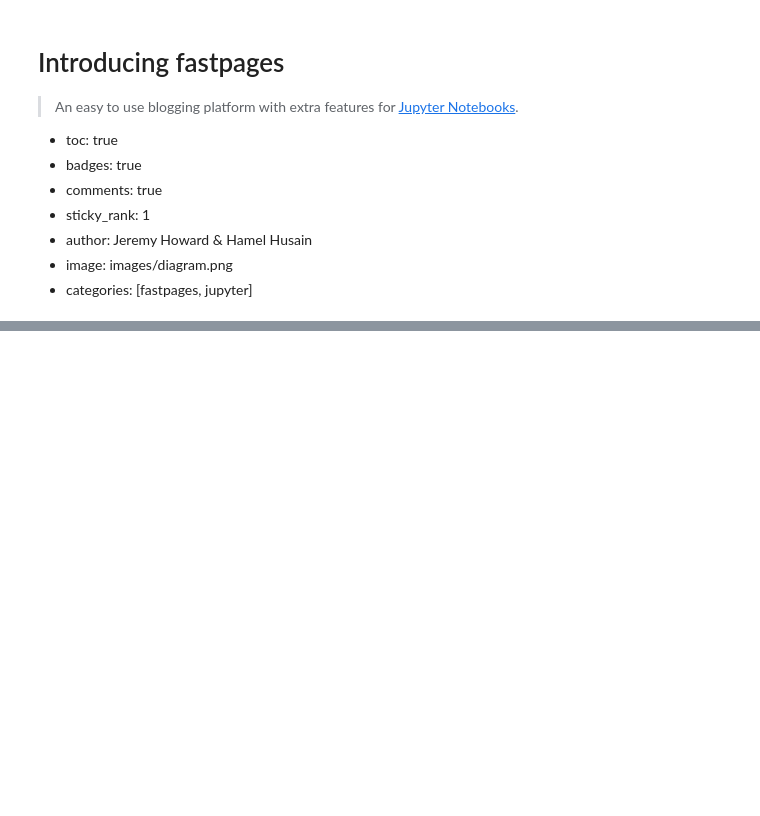
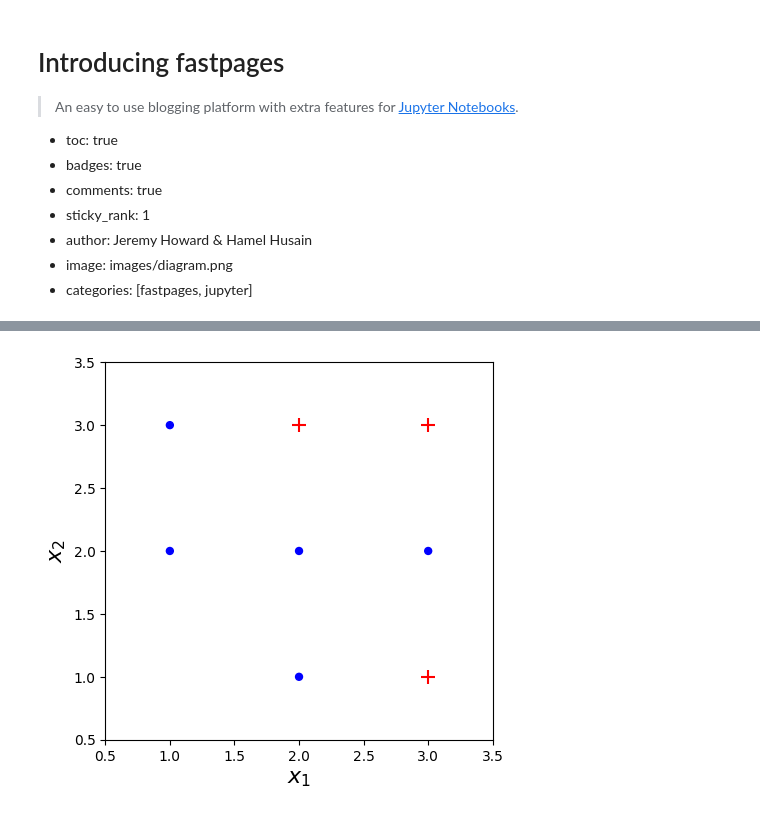
Before and after one commit to ADockhorn/Boosting, a Jupyter notebook: _notebooks/2020-02-21-introducing-fastpages.ipynb, the cells around one changed output, grey strips where cells are left out. Saved outputs shown, nothing was run; the diff lists cells and outputs as text; code cells hidden in the pictures; blank space fills up the shorter version.

```diff
--- a/_notebooks/2020-02-21-introducing-fastpages.ipynb
+++ b/_notebooks/2020-02-21-introducing-fastpages.ipynb
@@ -254,0 +147,41 @@ If you end up writing a blog post using fastpages, please let us know on Twitter
+# %%
+def generate_trainingdata():
+    X = np.array([[1, 2],
+                  [1, 3],
+                  [2, 1],
+                  [2, 3],
+                  [3, 1],
+                  [3, 2],
+                  [3, 3],
+                  [2, 2]])
+
+    y = np.array([-1, -1, -1, +1, +1, -1, +1, -1])
+    return X, y
+
+def label_preprocessing(y):
+    values = np.unique(y)
+
+    # Labels sind bereits +1 oder -1
+    if 1 in values and -1 in values:
+        return y
+
+    assert len(values) == 2, 'Es müssen 2-Klassenprobleme verwendet werden!'
+    new_labels = np.zeros(y.shape)
+    new_labels[y==values[0]] = -1
+    new_labels[y==values[1]] = +1
+    return new_labels
+
+# wähle einen der folgenden Trainingsdatensätze durch auskommentieren aller anderen
+X, y = generate_trainingdata()
+#X, y = make_classification(n_features=2, n_redundant=0, n_informative=2, random_state=1, n_clusters_per_class=1)
+#X, y = make_moons(noise=0.1)
+#X, y = make_circles(noise=0.1)
+
+# es kann nötig sein die Label auf +1 und -1 anzupassen. Die folgende Funktion übernimmt diese Aufgabe wenn genau 2
+# Ziellabel existieren
+y = label_preprocessing(y)
+
+# Visualisierung der Trainingsdaten
+plot_results(X, y)
+# %% [output]
+[figure, added]
```
Also changed, not shown: parts of 69 cells of this notebook, 1 other file.
